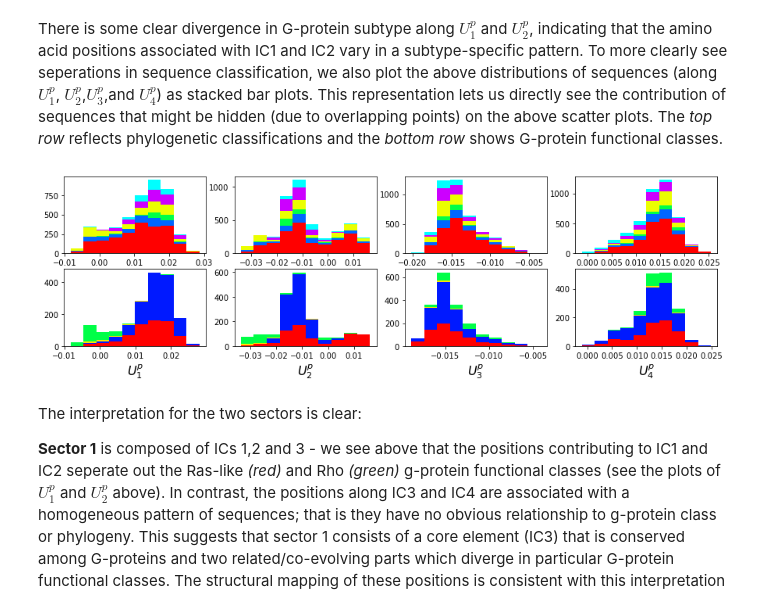
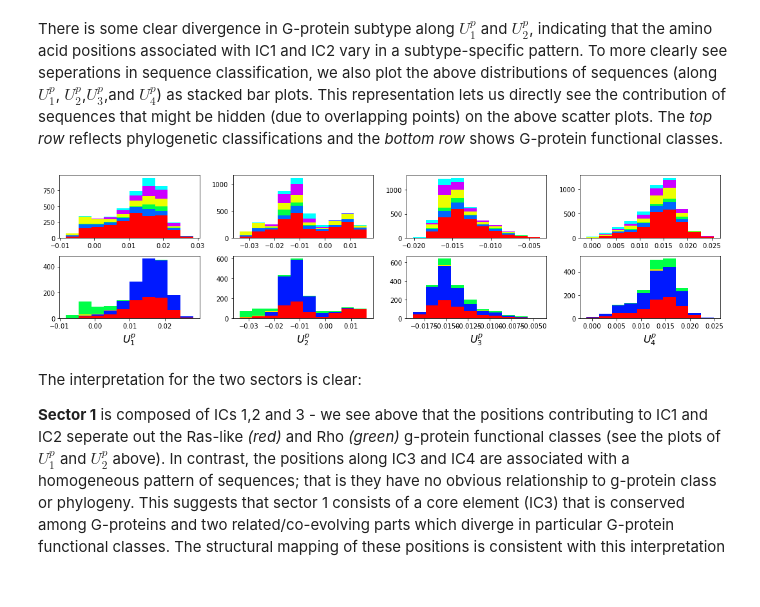
Before and after one commit to ranganathanlab/pySCA, a Jupyter notebook: notebooks/SCA_G.ipynb, the cells around one changed output. Drawn from its saved outputs; the diff is of its cells as text; code cells hidden in the pictures.

```diff
--- a/notebooks/SCA_G.ipynb
+++ b/notebooks/SCA_G.ipynb
@@ -398,28 +393,30 @@ There is some clear divergence in G-protein subtype along $U_1^p$ and $U_2^p$, i
 # %%
 plt.rcParams['figure.figsize'] = 15, 4
 
 col = list()
 for k in gprot_classes:
     col = col + [colorsys.hsv_to_rgb(k.col,1,1)]
 for k in range(Dsect['kpos']):
     forhist = list()
     for group in gprot_classes:
         forhist.append([Dsect['Upica'][i,k] for i in group.items])
     plt.subplot(2,Dsect['kpos'],k+5)
     plt.hist(forhist, histtype='barstacked',color=col)
     plt.xlabel(r'$U^p_{%i}$' % (k+1), fontsize=16)
 
 col = list()
 for k in phylo:
     col = col + [colorsys.hsv_to_rgb(k.col,1,1)]
 for k in range(Dsect['kpos']):
     forhist = list()
     for group in phylo:
         forhist.append([Dsect['Upica'][i,k] for i in group.items])
     plt.subplot(2,Dsect['kpos'],k+1)
     plt.hist(forhist, histtype='barstacked',color=col)
+
+plt.tight_layout()
 # %% [output]
-[figure, old version]
+[figure, new version]
 # %% [markdown]
 The interpretation for the two sectors is clear:
 
```
Also changed, not shown: parts of 4 cells of this notebook, 34 other files.
